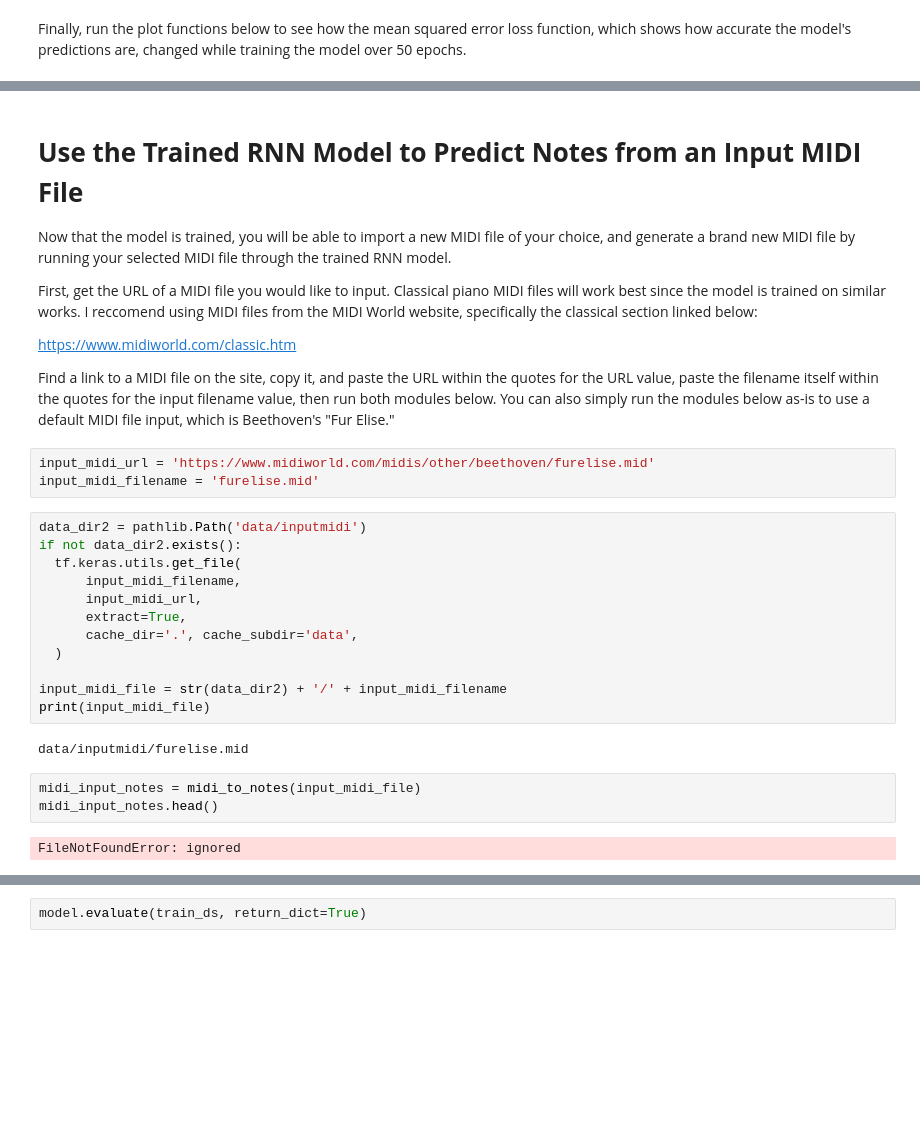
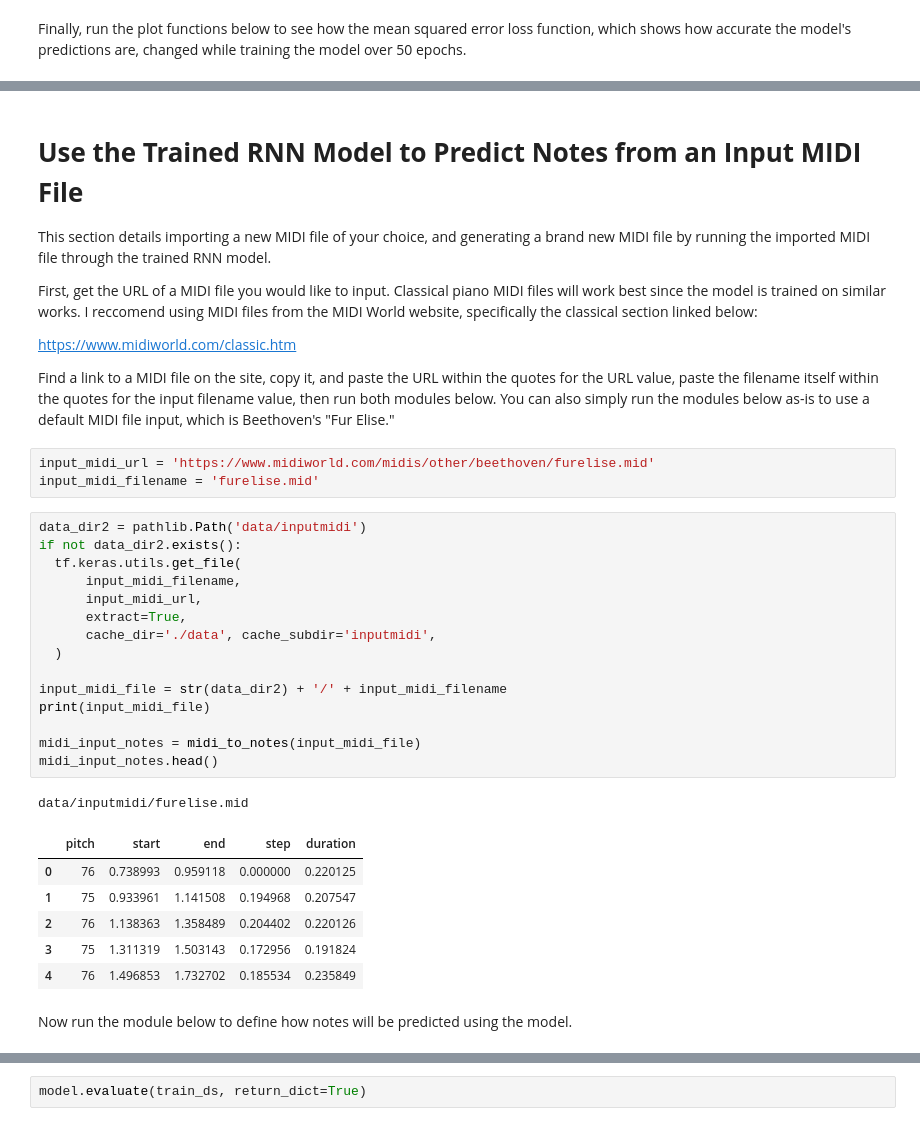
Before and after one commit to joez2103/MusicalCompGen, a Jupyter notebook: Musical_Composition_Generator.ipynb, the cells around one changed output, grey strips where cells are left out. Saved outputs shown, nothing was run; the diff lists cells and outputs as text; blank space fills up the shorter version.

```diff
--- a/Musical_Composition_Generator.ipynb
+++ b/Musical_Composition_Generator.ipynb
@@ -401,7 +430,7 @@ plt.show()
 # %% [markdown]
 # **Use the Trained RNN Model to Predict Notes from an Input MIDI File**
 
-Now that the model is trained, you will be able to import a new MIDI file of your choice, and generate a brand new MIDI file by running your selected MIDI file through the trained RNN model.
+This section details importing a new MIDI file of your choice, and generating a brand new MIDI file by running the imported MIDI file through the trained RNN model.
 
 First, get the URL of a MIDI file you would like to input. Classical piano MIDI files will work best since the model is trained on similar works. I reccomend using MIDI files from the MIDI World website, specifically the classical section linked below:
 
@@ -414,19 +443,25 @@ input_midi_filename = 'furelise.mid'
 # %%
 data_dir2 = pathlib.Path('data/inputmidi')
 if not data_dir2.exists():
   tf.keras.utils.get_file(
       input_midi_filename,
       input_midi_url,
       extract=True,
-      cache_dir='.', cache_subdir='data',
+      cache_dir='./data', cache_subdir='inputmidi',
   )
 
 input_midi_file = str(data_dir2) + '/' + input_midi_filename
 print(input_midi_file)
+
+midi_input_notes = midi_to_notes(input_midi_file)
+midi_input_notes.head()
 # %% [output]
 data/inputmidi/furelise.mid
+|  | pitch | start | end | step | duration |
+| 0 | 76 | 0.738993 | 0.959118 | 0.000000 | 0.220125 |
+| 1 | 75 | 0.933961 | 1.141508 | 0.194968 | 0.207547 |
+| 2 | 76 | 1.138363 | 1.358489 | 0.204402 | 0.220126 |
+| 3 | 75 | 1.311319 | 1.503143 | 0.172956 | 0.191824 |
+| 4 | 76 | 1.496853 | 1.732702 | 0.185534 | 0.235849 |
-# %%
-midi_input_notes = midi_to_notes(input_midi_file)
-midi_input_notes.head()
-# %% [output]
-FileNotFoundError: ignored
+# %% [markdown]
+Now run the module below to define how notes will be predicted using the model.
```
Also changed, not shown: parts of 14 cells of this notebook.
